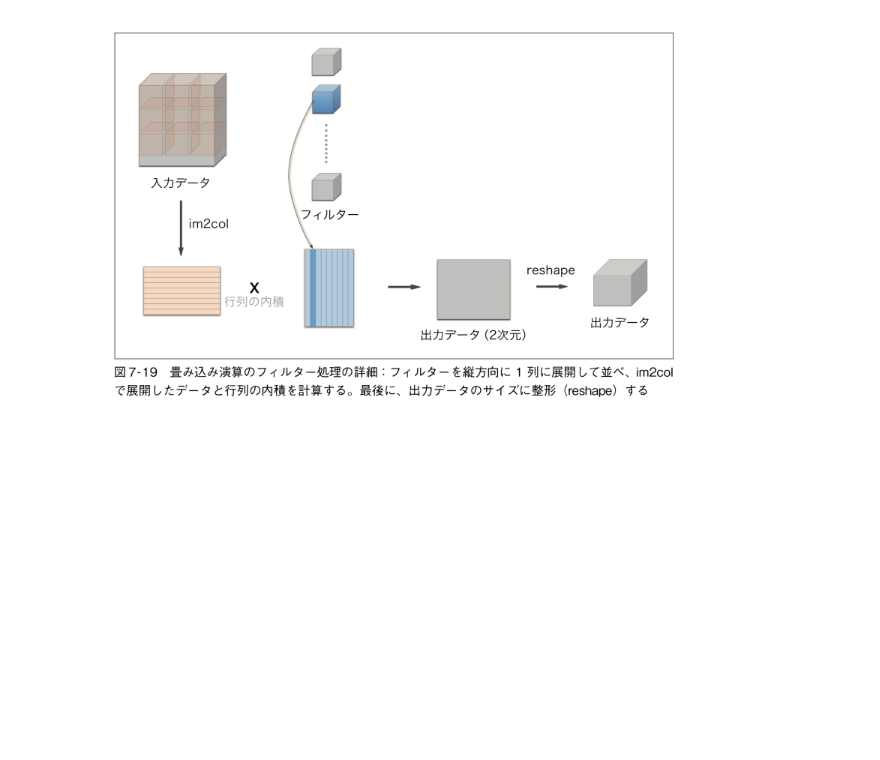
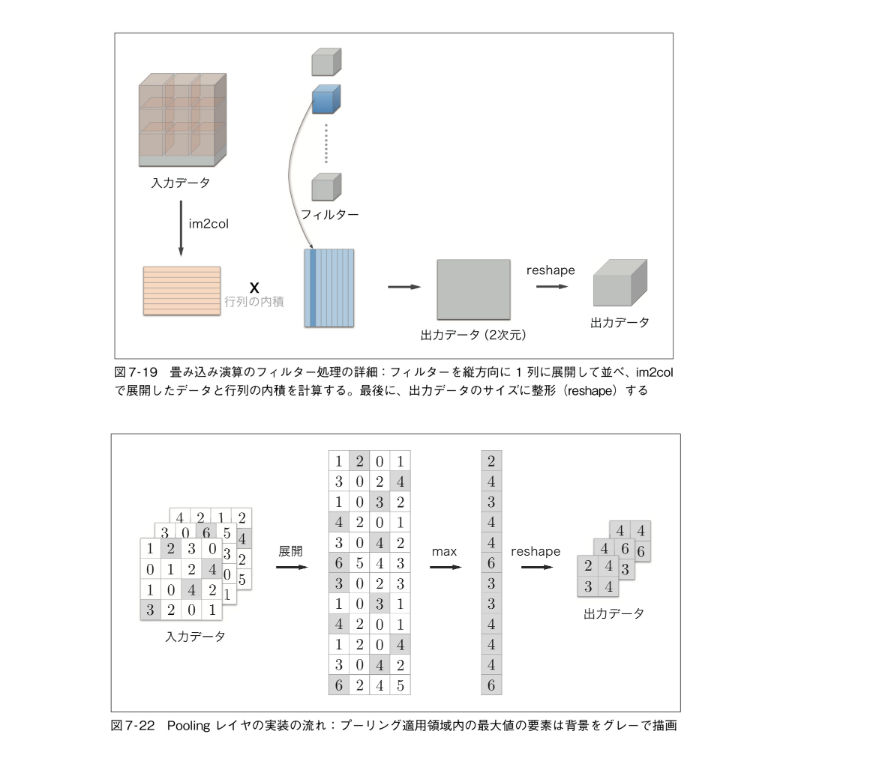
Before and after one commit to TakanoriHasebe/zero_deep_review, a Jupyter notebook: cnn/CNN.ipynb, the cells around one changed output. Cells and saved outputs as stored; diff of their text form; code cells hidden in the pictures; blank space fills up the shorter version.

```diff
--- a/cnn/CNN.ipynb
+++ b/cnn/CNN.ipynb
@@ -18,3 +18,8 @@ from IPython.display import Image
 Image(filename='im2col.png', width=600)
 # %% [output]
 [figure]
+# %%
+from IPython.display import Image
+Image(filename='pooling.png', width=600)
+# %% [output]
+[figure, added]
```
Also changed, not shown: parts of 1 cell of this notebook, 5 other files.
